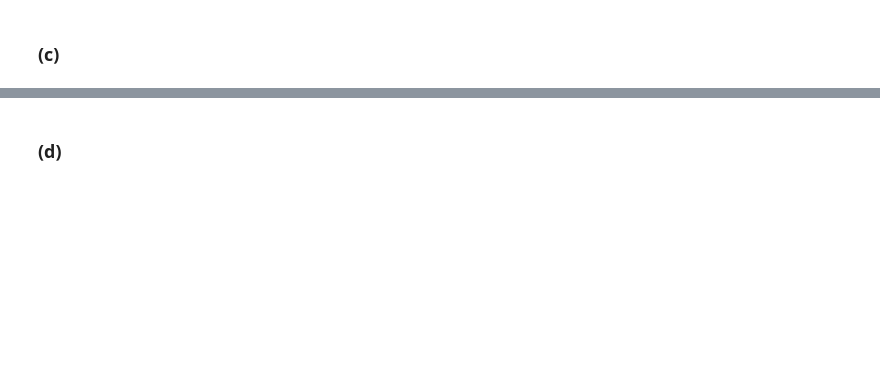
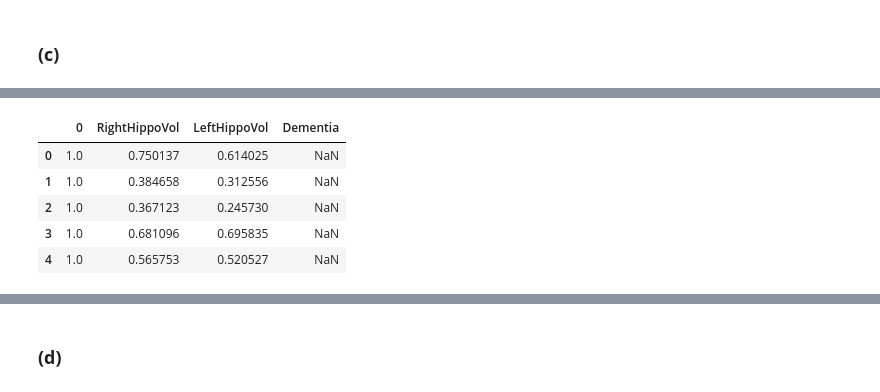
Before and after one commit to Tazering/UVA-CS, a Jupyter notebook: CS-3501_Zhang/PS4/tkj9ep_PS4.ipynb, the cells around one changed output, grey strips where cells are left out. Cells and saved outputs as stored; diff of their text form; code cells hidden in the pictures; blank space fills up the shorter version.

```diff
--- a/CS-3501_Zhang/PS4/tkj9ep_PS4.ipynb
+++ b/CS-3501_Zhang/PS4/tkj9ep_PS4.ipynb
@@ -552,9 +554,3 @@ hippocampus_data.head()
 | 2 | 2832 | 2578 | 0 |
 | 3 | 3978 | 4080 | 0 |
 | 4 | 3557 | 3495 | 0 |
-# %%
-hippocampus_X_data = hippocampus_data.loc[:, ["RightHippoVol", "LeftHippoVol"]]
-hippocampus_y_data = hippocampus_data.loc[:, ["Dementia"]]
-
-print(hippocampus_X_data.head())
-print(hippocampus_y_data.head())
@@ -731,0 +783,10 @@ plt.show()
+# %%
+full_data_tr = pd.concat([hippocampus_X_data_tr, hippocampus_y_data])
+full_data_tr.head()
+# %% [output]
+|  | 0 | RightHippoVol | LeftHippoVol | Dementia |
+| 0 | 1.0 | 0.750137 | 0.614025 | NaN |
+| 1 | 1.0 | 0.384658 | 0.312556 | NaN |
+| 2 | 1.0 | 0.367123 | 0.245730 | NaN |
+| 3 | 1.0 | 0.681096 | 0.695835 | NaN |
+| 4 | 1.0 | 0.565753 | 0.520527 | NaN |
```
Also changed, not shown: parts of 14 cells of this notebook.
